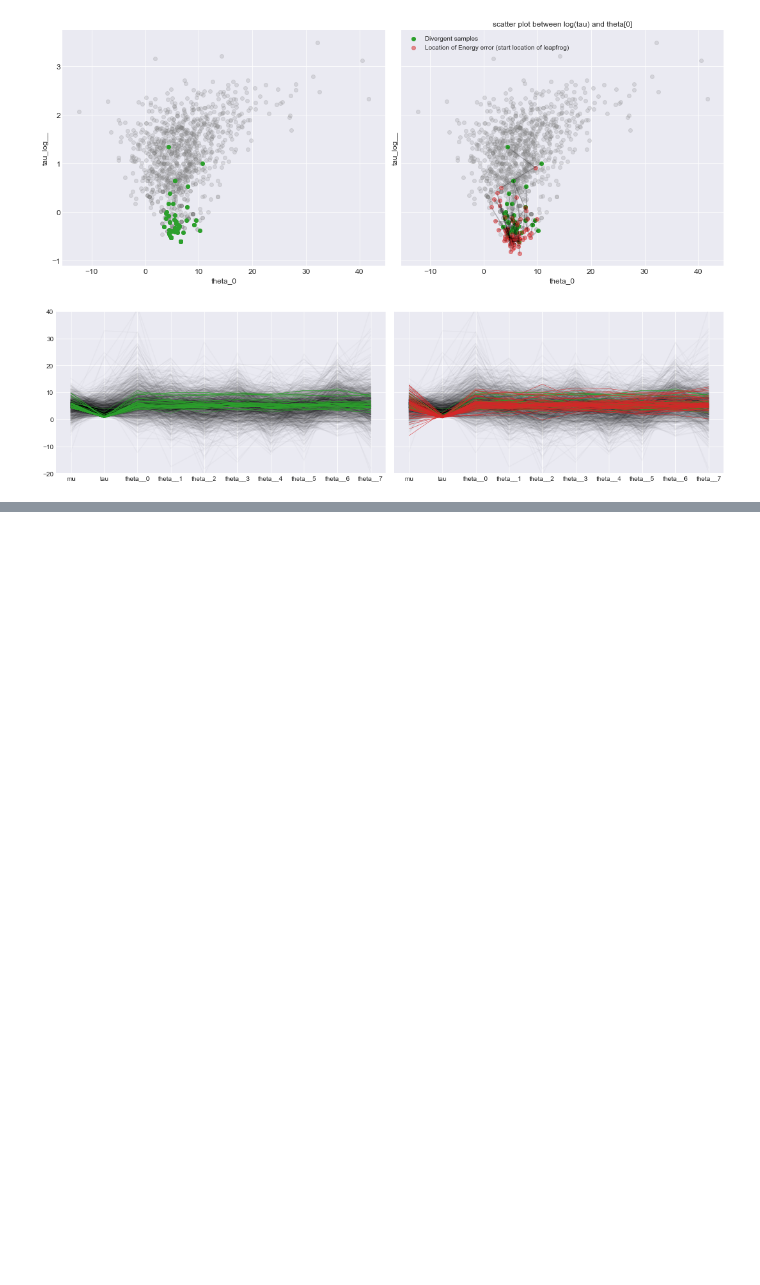
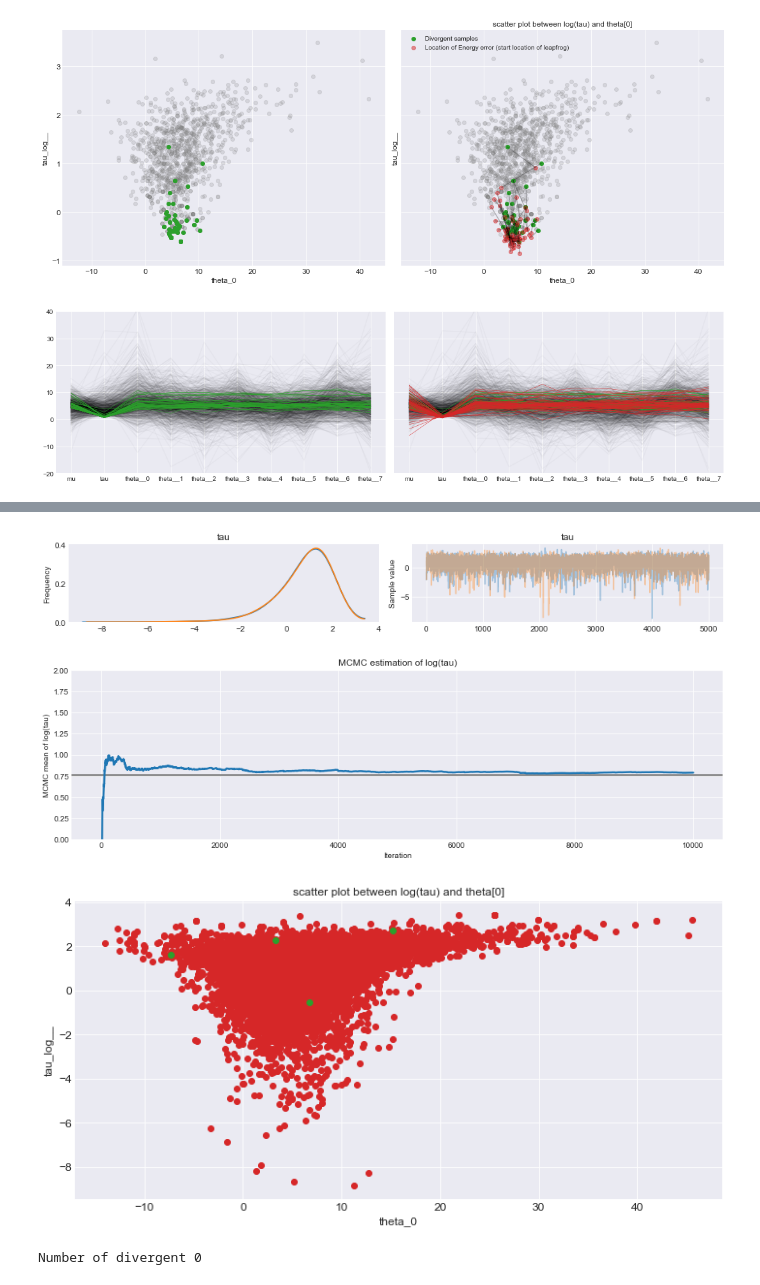
Before and after one commit to shuuchen/Bayesian-NN, a Jupyter notebook: Examples_howto/Diagnosing Biased Inference with Divergences.ipynb, the cells around one changed output, grey strips where cells are left out. Drawn from its saved outputs; the diff is of its cells as text; code cells hidden in the pictures; blank space fills up the shorter version.

```diff
--- a/Examples_howto/Diagnosing Biased Inference with Divergences.ipynb
+++ b/Examples_howto/Diagnosing Biased Inference with Divergences.ipynb
@@ -175,0 +286,10 @@ plt.tight_layout();
+# %%
+with pm.Model() as NonCentered_eight:
+    mu = pm.Normal('mu', mu=0, sd=5)
+    tau = pm.HalfCauchy('tau', beta=5)
+    theta_tilde = pm.Normal('theta_t', mu=0, sd=1, shape=J)
+    theta = pm.Deterministic('theta', mu + tau * theta_tilde)
+    obs = pm.Normal('obs', mu=theta, sd=sigma, observed=y)
+# %%
+with NonCentered_eight:
+    fit_ncp80 = pm.sample(5000, chains=2, tune=1000, random_seed=SEED, nuts_kwargs={'target_accept': .8})
@@ -175,0 +316,15 @@ plt.tight_layout();
+# %%
+report_trace(fit_ncp80)
+# %% [output]
+[figure, added]
+[figure, added]
+[figure, added]
+# %%
+with NonCentered_eight:
+    fit_ncp90 = pm.sample(5000, chains=2, tune=1000, random_seed=SEED, nuts_kwargs={'target_accept': .9})
+
+# display total number and percentage of divergent
+divergent = fit_ncp90['diverging']
+print('Number of divergent {}'. format(divergent.nonzero()[0].size))
+# %% [output]
+Number of divergent 0
```
Also changed, not shown: parts of 21 cells of this notebook.
